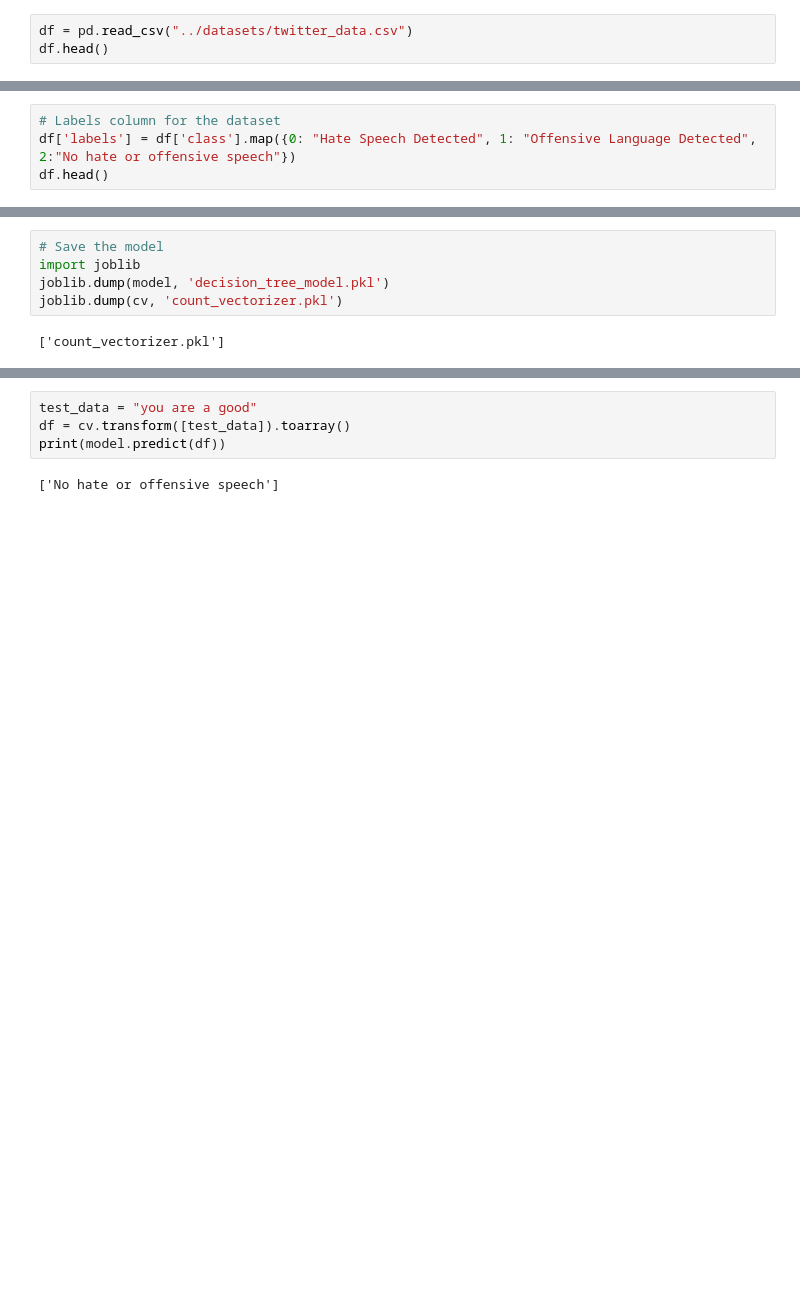
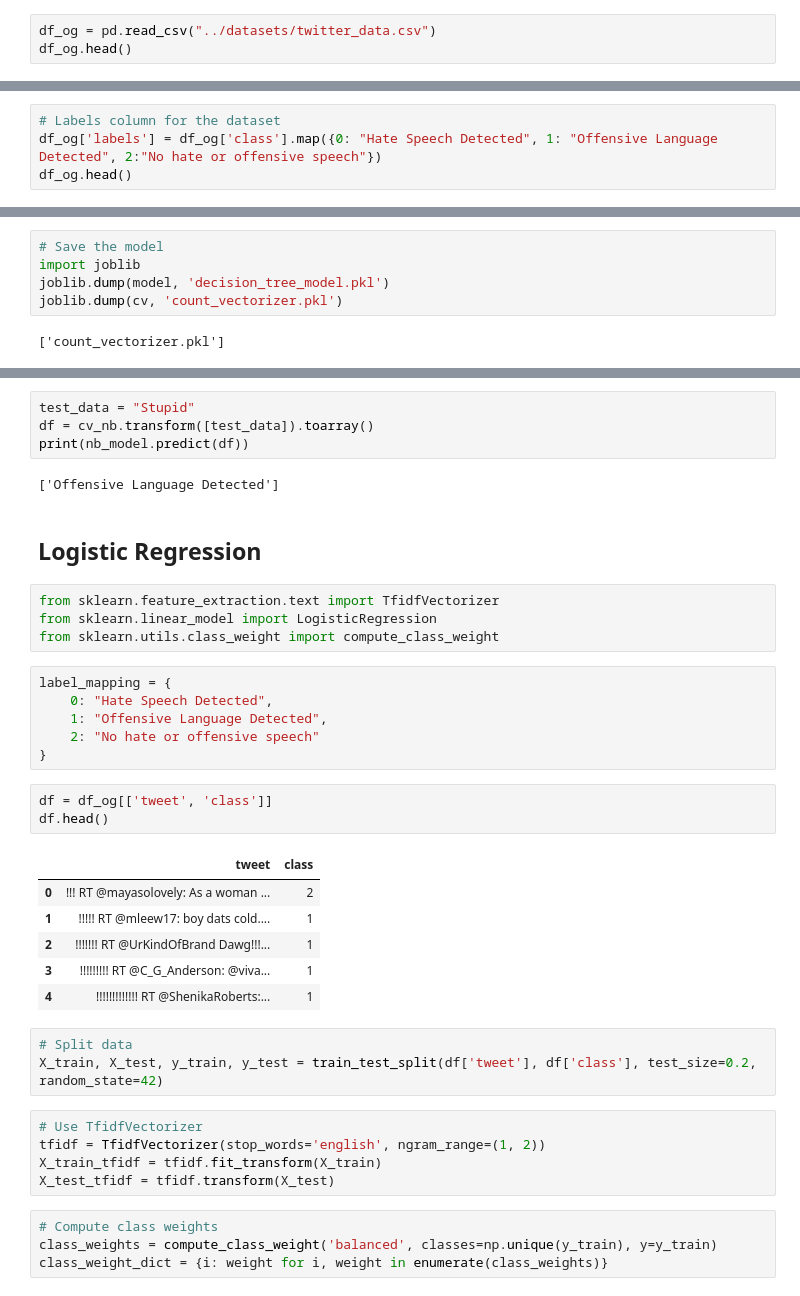
Before and after one commit to Mavis021/Sweep_Toxic_Comments_Classification, a Jupyter notebook: notebook/hate_speech_detection.ipynb, the cells around one changed output, grey strips where cells are left out. Saved outputs shown, nothing was run; the diff lists cells and outputs as text; blank space fills up the shorter version.

Commit message:
Naive Bayes and Logistic regression added

```diff
--- a/notebook/hate_speech_detection.ipynb
+++ b/notebook/hate_speech_detection.ipynb
@@ -14,8 +16,8 @@ from nltk.corpus import stopwords
 import string
 stopword = set(stopwords.words("english"))
 # %%
-df = pd.read_csv("../datasets/twitter_data.csv")
-df.head()
+df_og = pd.read_csv("../datasets/twitter_data.csv")
+df_og.head()
 # %% [output]
 |  | Unnamed: 0 | count | hate_speech | offensive_language | neither | class | tweet |
 | 0 | 0 | 3 | 0 | 0 | 3 | 2 | !!! RT @mayasolovely: As a woman ... |
@@ -25,8 +27,8 @@ df.head()
 | 4 | 4 | 6 | 0 | 6 | 0 | 1 | !!!!!!!!!!!!! RT @ShenikaRoberts:... |
 # %%
 # Labels column for the dataset
-df['labels'] = df['class'].map({0: "Hate Speech Detected", 1: "Offensive Language Detected", 2:"No hate or offensive speech"})
-df.head()
+df_og['labels'] = df_og['class'].map({0: "Hate Speech Detected", 1: "Offensive Language Detected", 2:"No hate or offensive speech"})
+df_og.head()
 # %% [output]
 |  | Unnamed: 0 | count | hate_speech | offensive_language | neither | class | tweet | labels |
 | 0 | 0 | 3 | 0 | 0 | 3 | 2 | !!! RT @mayasolovely: As a woman ... | No hate or offensive speech |
@@ -95,6 +168,40 @@ joblib.dump(cv, 'count_vectorizer.pkl')
 # %%
-test_data = "you are a good"
-df = cv.transform([test_data]).toarray()
-print(model.predict(df))
+test_data = "Stupid"
+df = cv_nb.transform([test_data]).toarray()
+print(nb_model.predict(df))
 # %% [output]
-['No hate or offensive speech']
+['Offensive Language Detected']
+# %% [markdown]
+## Logistic Regression
+# %%
+from sklearn.feature_extraction.text import TfidfVectorizer
+from sklearn.linear_model import LogisticRegression
+from sklearn.utils.class_weight import compute_class_weight
+# %%
+label_mapping = {
+    0: "Hate Speech Detected",
+    1: "Offensive Language Detected",
+    2: "No hate or offensive speech"
+}
+# %%
+df = df_og[['tweet', 'class']]
+df.head()
+# %% [output]
+|  | tweet | class |
+| 0 | !!! RT @mayasolovely: As a woman ... | 2 |
+| 1 | !!!!! RT @mleew17: boy dats cold.... | 1 |
+| 2 | !!!!!!! RT @UrKindOfBrand Dawg!!!... | 1 |
+| 3 | !!!!!!!!! RT @C_G_Anderson: @viva... | 1 |
+| 4 | !!!!!!!!!!!!! RT @ShenikaRoberts:... | 1 |
+# %%
+# Split data
+X_train, X_test, y_train, y_test = train_test_split(df['tweet'], df['class'], test_size=0.2, random_state=42)
+# %%
+# Use TfidfVectorizer
+tfidf = TfidfVectorizer(stop_words='english', ngram_range=(1, 2))
+X_train_tfidf = tfidf.fit_transform(X_train)
+X_test_tfidf = tfidf.transform(X_test)
+# %%
+# Compute class weights
+class_weights = compute_class_weight('balanced', classes=np.unique(y_train), y=y_train)
+class_weight_dict = {i: weight for i, weight in enumerate(class_weights)}
```
Also changed, not shown: parts of 23 cells of this notebook.
